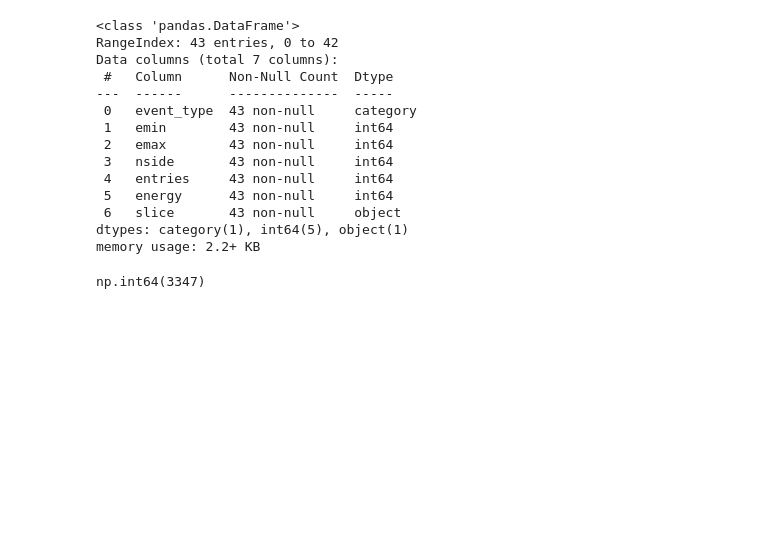
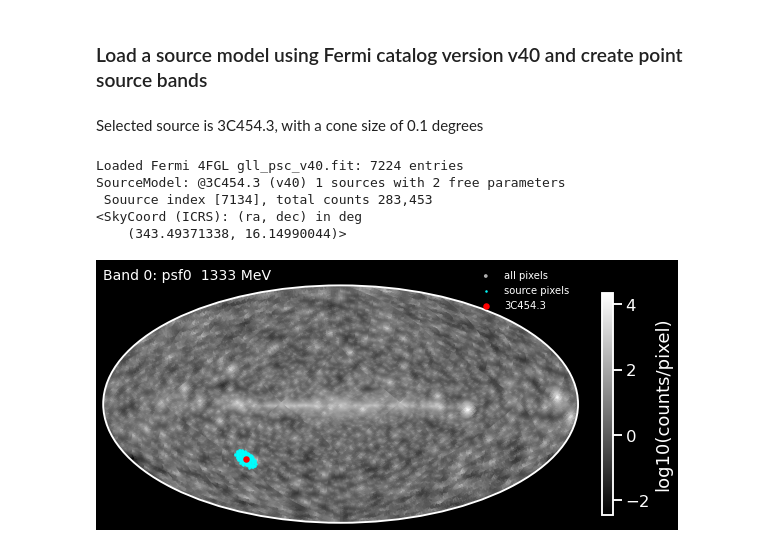
Before and after one commit to tburnett/kerr-diffuse, a Jupyter notebook: notebooks/setup/point_source_info.ipynb, the cells around one changed output. Saved outputs shown, nothing was run; the diff lists cells and outputs as text; code cells hidden in the pictures; blank space fills up the shorter version.

```diff
--- a/notebooks/setup/point_source_info.ipynb
+++ b/notebooks/setup/point_source_info.ipynb
@@ -33,4 +18,4 @@ KerrPtsrcInfo = kpt.KerrPtsrcInfo
 # %%
-kpt = KerrPixelTable('files/kerr/toby_v5')
-# kpt.to_fits('files/kerr/toby_v5.fits')
+pt = PixelTable('files/kerr/toby_v5.fits')
+ptsrc = PtSrcInfo('files/kerr/toby_v5',)
 # %% [output]
@@ -92,16 +31,19 @@ rows: 450
 # %%
+show(f'### Load a source model using Fermi catalog version {(version:="v40")} and create point source bands ')
+show(f' Selected source is {(name:="3C454.3")}, with a cone size of {(cone_size:=0.1)} degrees')
+from like3.sourcelist import SourceModel
+sm = SourceModel.from_fermi_catalog(name, version=version, cone_size=cone_size)
+print(sm)
+idx = ptsrc.get_source_indeces( sm);
+print(f""" Souurce index {idx}, total counts {ptsrc.spectra[:,idx].sum():,.0f}""")
+src = sm[0]
+center = src.skydir.galactic;
+print(src.skydir.icrs)
 # %% [output]
+### Load a source model using Fermi catalog version v40 and create point source bands
+Selected source is 3C454.3, with a cone size of 0.1 degrees
-<class 'pandas.DataFrame'>
-RangeIndex: 43 entries, 0 to 42
-Data columns (total 7 columns):
- #   Column      Non-Null Count  Dtype
----  ------      --------------  -----
- 0   event_type  43 non-null     category
- 1   emin        43 non-null     int64
- 2   emax        43 non-null     int64
- 3   nside       43 non-null     int64
- 4   entries     43 non-null     int64
- 5   energy      43 non-null     int64
- 6   slice       43 non-null     object
-dtypes: category(1), int64(5), object(1)
-memory usage: 2.2+ KB
+Loaded Fermi 4FGL gll_psc_v40.fit: 7224 entries
+SourceModel: @3C454.3 (v40) 1 sources with 2 free parameters
+ Souurce index [7134], total counts 283,453
+<SkyCoord (ICRS): (ra, dec) in deg
+    (343.49371338, 16.14990044)>
@@ -110,4 +50,35 @@ idx = list(self.names).index('FL16Y J0633.9+1746')
-# %%
-sum(self.nameidx==idx)
-# %% [output]
-np.int64(3347)
+# %%
+from matplotlib import legend
+
+
+def ait_band_plot(self, band_index,
+                  source_model:SourceModel, fig=None,
+                  colorbar=True, legend=True):
+
+    from utilities.skymaps import AITfigure
+
+    source_index = self.get_source_indeces( source_model)
+    src = source_model[0]
+    center = src.skydir.galactic;
+
+    band = self.create_ptband(source_index, band_index)
+    pixdirs =band.healpix_to_skycoord(band.table.pixel_id)
+    all_pix = self.get_band_pixel_counts(band.meta)
+
+    ait =  AITfigure(fig=fig, figsize=(8,4))
+    ait.title(f'Band {band_index}: {band.meta.event_type}  {(band.meta.energy)} MeV',
+                            fontsize=14, x=0, horizontalalignment='left')
+    ait.scatter(band.healpix_to_skycoord(all_pix.index),
+                label='all pixels',  c=np.log10(all_pix.counts), cmap='gray', s=5)
+    if colorbar:
+        cb = ait.colorbar(label='log10(counts/pixel)', shrink=0.8)
+        # cb.set_label('log10(counts/pixel)',) # why doesn't this work?
+    ait.scatter(pixdirs, label='source pixels', color='cyan', s=1)
+    ait.scatter(center, label=name, color='red', s=25)
+    if legend:
+        ait.legend(fontsize=10, bbox_to_anchor=(1., 1.1), loc='upper right', frameon=False)
+
+
+ait_band_plot(ptsrc, 0, sm)
+# %% [output]
+[figure, added]
```
Also changed, not shown: parts of 27 cells of this notebook, 7 other files.
